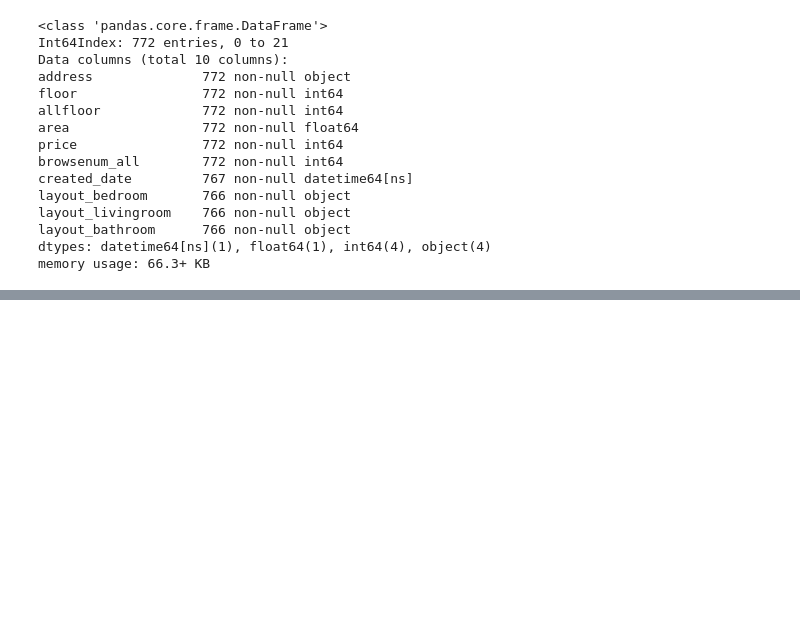
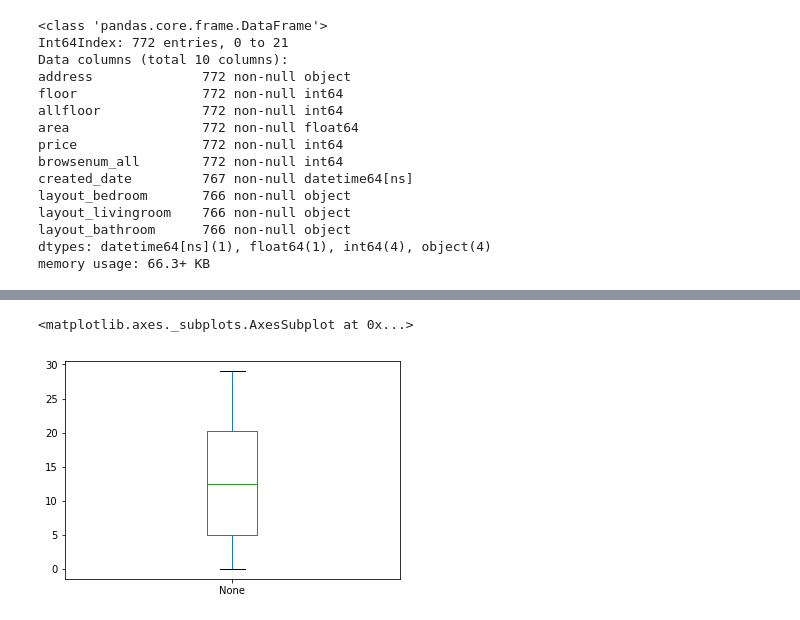
Before and after one commit to greenrmp/cathaylifepy, a Jupyter notebook: Demo20190709.ipynb, the cells around one changed output, grey strips where cells are left out. Drawn from its saved outputs; the diff is of its cells as text; code cells hidden in the pictures; blank space fills up the shorter version.

```diff
--- a/Demo20190709.ipynb
+++ b/Demo20190709.ipynb
@@ -954,0 +1200,5 @@ df2
+# %%
+pd.Series(temp).plot(kind = 'box')
+# %% [output]
+<matplotlib.axes._subplots.AxesSubplot at 0x...>
+[figure, added]
```
Also changed, not shown: parts of 50 cells of this notebook.
